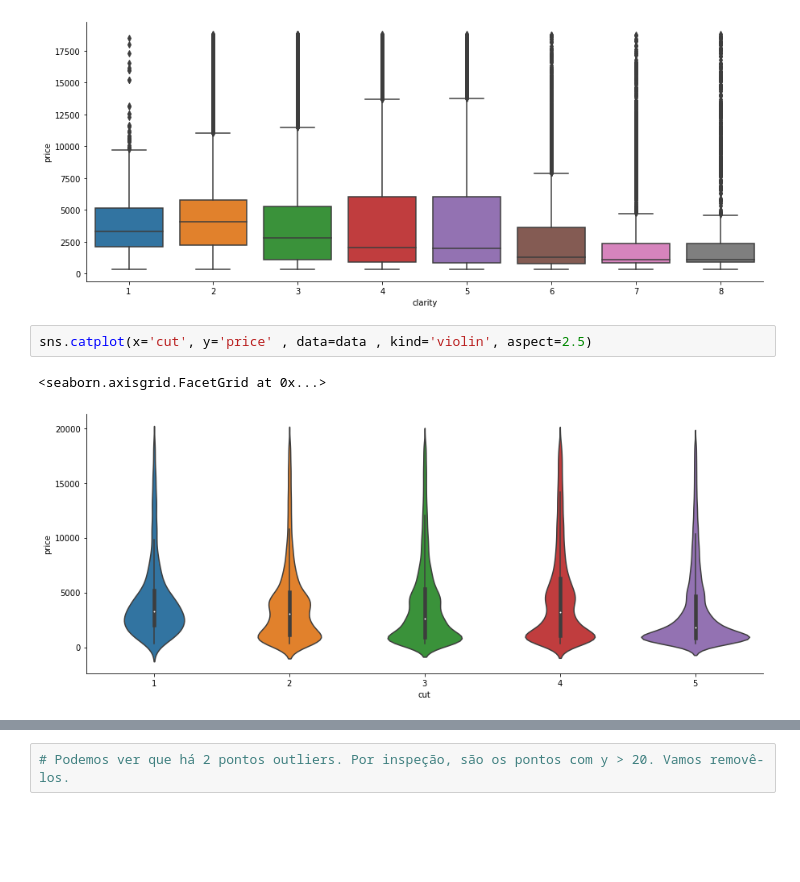
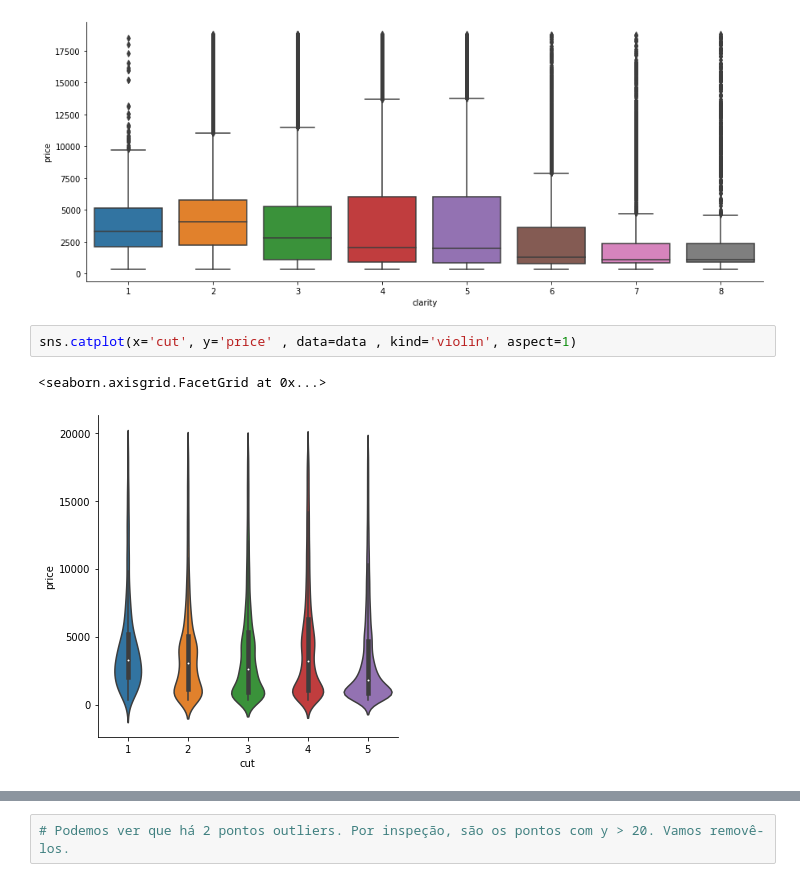
Before and after one commit to jonasdegrave/deep-neural-network, a Jupyter notebook: NN-DiamonClassifier.ipynb, the cells around one changed output, grey strips where cells are left out. Cells and saved outputs as stored; diff of their text form; blank space fills up the shorter version.

```diff
--- a/NN-DiamonClassifier.ipynb
+++ b/NN-DiamonClassifier.ipynb
@@ -350,8 +402,8 @@ sns.catplot(x='clarity', y='price', data=data, kind='box' ,aspect=2.5 )
 <seaborn.axisgrid.FacetGrid at 0x...>
 [figure]
 # %%
-sns.catplot(x='cut', y='price' , data=data , kind='violin', aspect=2.5)
+sns.catplot(x='cut', y='price' , data=data , kind='violin', aspect=1)
 # %% [output]
 <seaborn.axisgrid.FacetGrid at 0x...>
-[figure, old version]
+[figure, new version]
 # %%
```
Also changed, not shown: parts of 66 cells of this notebook, 19 other files.
